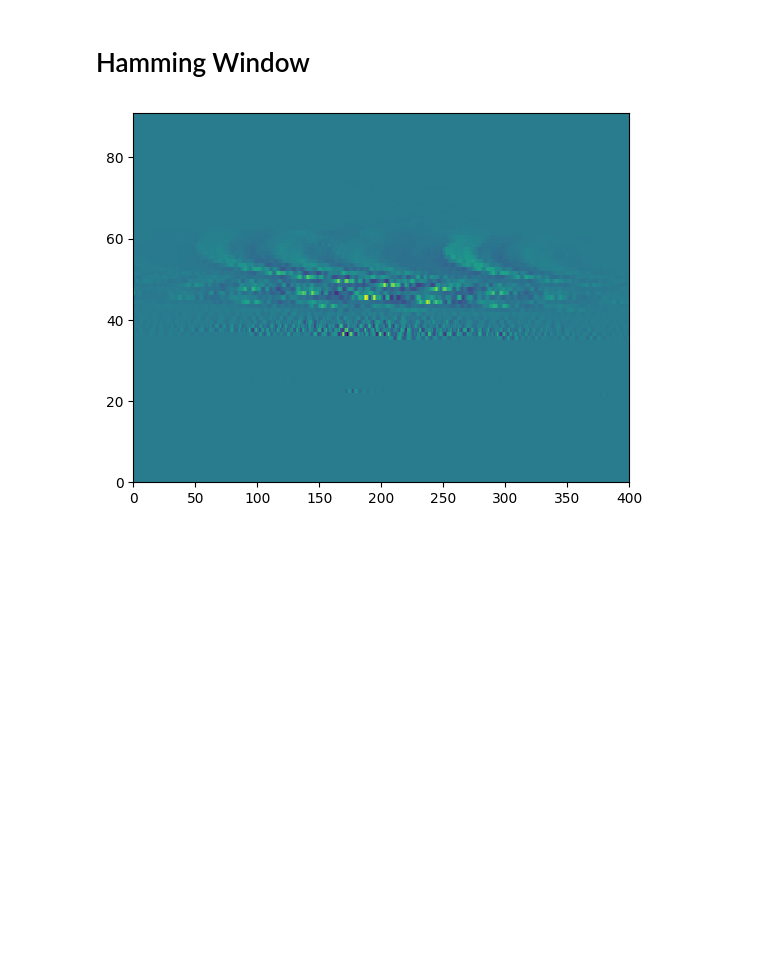
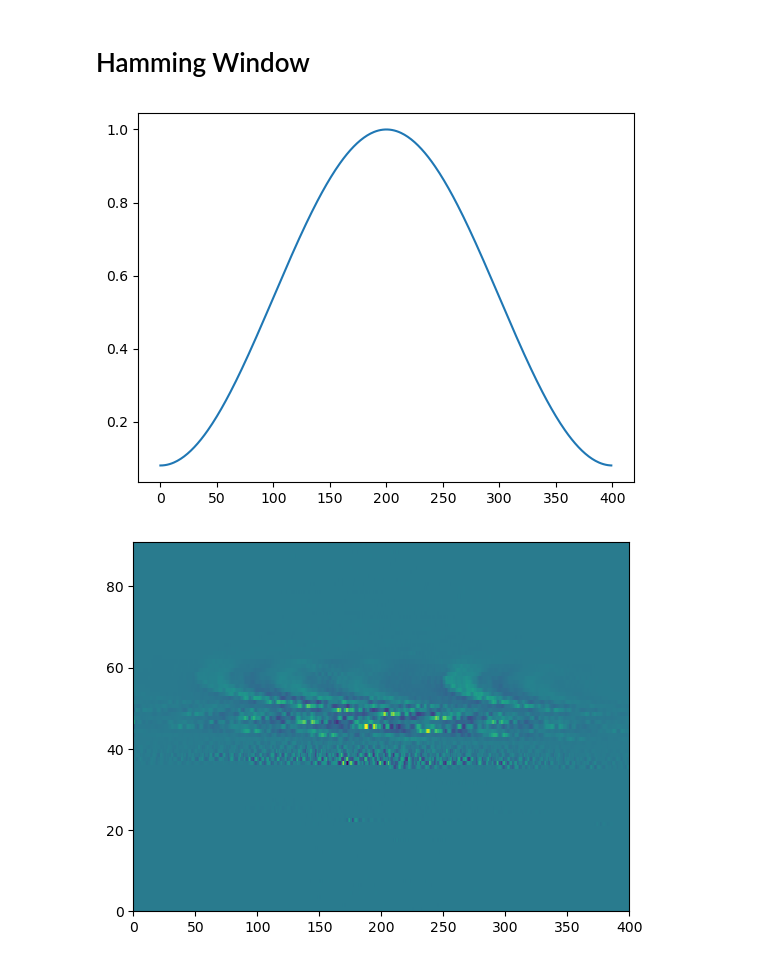
Before and after one commit to didwdidw/DT2119-Speech-and-Speaker-Recognition, a Jupyter notebook: lab1/Lab1.ipynb, the cells around one changed output. Cells and saved outputs as stored; diff of their text form; code cells hidden in the pictures; blank space fills up the shorter version.

```diff
--- a/lab1/Lab1.ipynb
+++ b/lab1/Lab1.ipynb
@@ -83,6 +83,12 @@ plt.show()
 [figure]
 # %% [markdown]
 # Hamming Window
+# %%
+ham_window = signal.hamming(len(pre_emphasized[0]),sym=False)
+plt.plot(ham_window)
+plt.show()
+# %% [output]
+[figure, added]
 # %%
 windowed = windowing(pre_emphasized)
 plt.pcolormesh(windowed)
```
Also changed, not shown: parts of 4 cells of this notebook.
